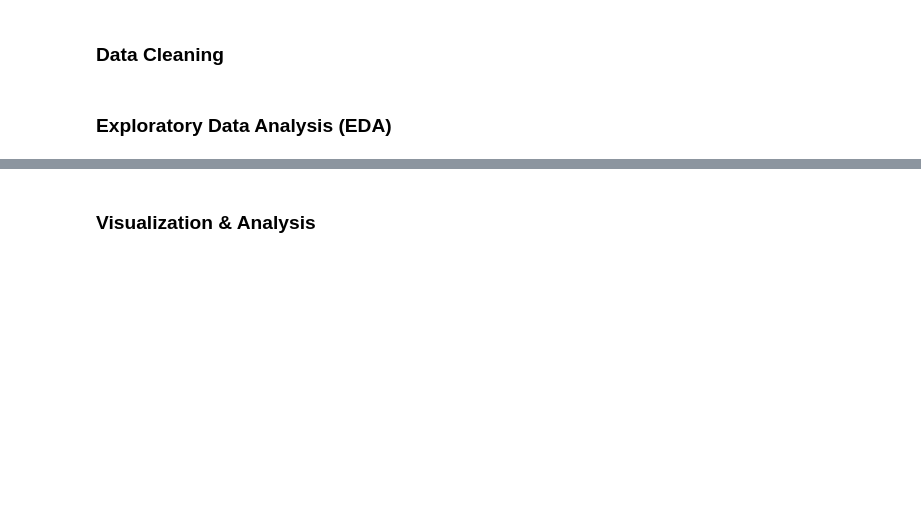
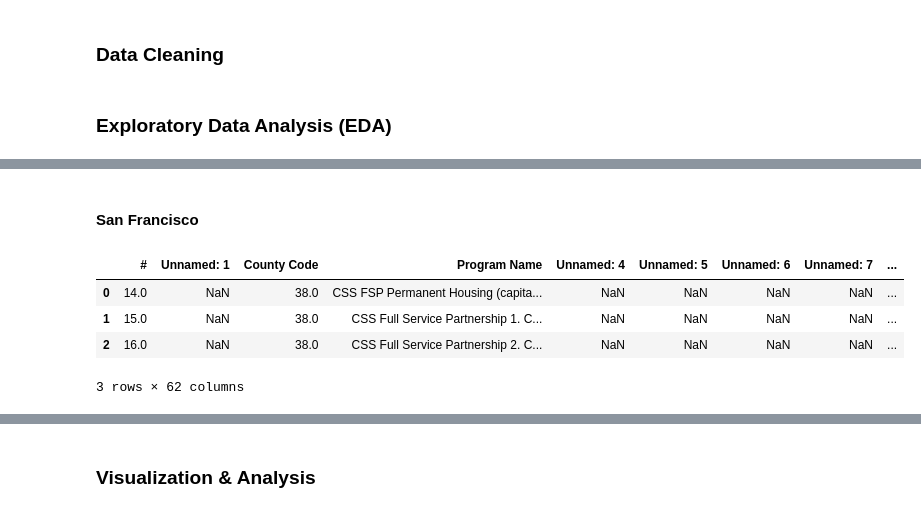
Before and after one commit to michellesuminpark/Data-Discovery, a Jupyter notebook: HBGI-UCB Research Workspace.ipynb, the cells around one changed output, grey strips where cells are left out. Drawn from its saved outputs; the diff is of its cells as text; code cells hidden in the pictures; blank space fills up the shorter version.

```diff
--- a/HBGI-UCB Research Workspace.ipynb
+++ b/HBGI-UCB Research Workspace.ipynb
@@ -80,7 +80,7 @@ sd_cost_per = pd.read_csv(path + 'sd_cost_per.csv')
 # CSS related Budget & Revenue  Data
 nev_cost_budget = pd.read_csv(path + 'NEV_MHSA_Revenue_and_Expenditure_Report.csv')
 sac_cost_budget = pd.read_csv(path + 'SAC_MHSA_Revenue_and_Expenditure_Report.csv')
-sf_cost_budegt = pd.read_csv(path + 'SF_2MHSA_Revenue_and_Expenditure_Report_FIXED.csv')
+sf_cost_budget = pd.read_csv(path + 'SF_MHSA_Revenue_and_Expenditure_Report_FIXED.csv')
 
 la_cost_budget = pd.read_csv(path + 'LA_MHSA_Revenue_and_Expenditure_Report.csv')
 oc_cost_budget = pd.read_csv(path + 'OC_MHSA_Revenue_and_Expenditure_Report.csv')
@@ -95,0 +158,2 @@ sd_cost_budget = pd.read_csv(path + 'SD_MHSA_Revenue_and_Expenditure_Report.csv'
+# %% [markdown]
+#### **San Francisco**
@@ -95,0 +163,10 @@ sd_cost_budget = pd.read_csv(path + 'SD_MHSA_Revenue_and_Expenditure_Report.csv'
+# %%
+sf_fsp_budget = sf_cost_budget[sf_cost_budget["Program Type"] == "FSP"]
+sf_fsp_budget["Grand Total"] = sf_fsp_budget["Grand Total"].str.replace('[\$,]', '', regex=True).astype(float)
+sf_fsp_budget.head(3)
+# %% [output]
+|  | # | Unnamed: 1 | County Code | Program Name | Unnamed: 4 | Unnamed: 5 | Unnamed: 6 | Unnamed: 7 | ... |
+| 0 | 14.0 | NaN | 38.0 | CSS FSP Permanent Housing (capita... | NaN | NaN | NaN | NaN | ... |
+| 1 | 15.0 | NaN | 38.0 | CSS Full Service Partnership 1. C... | NaN | NaN | NaN | NaN | ... |
+| 2 | 16.0 | NaN | 38.0 | CSS Full Service Partnership 2. C... | NaN | NaN | NaN | NaN | ... |
+3 rows × 62 columns
```
Also changed, not shown: parts of 23 cells of this notebook, 3 other files.
